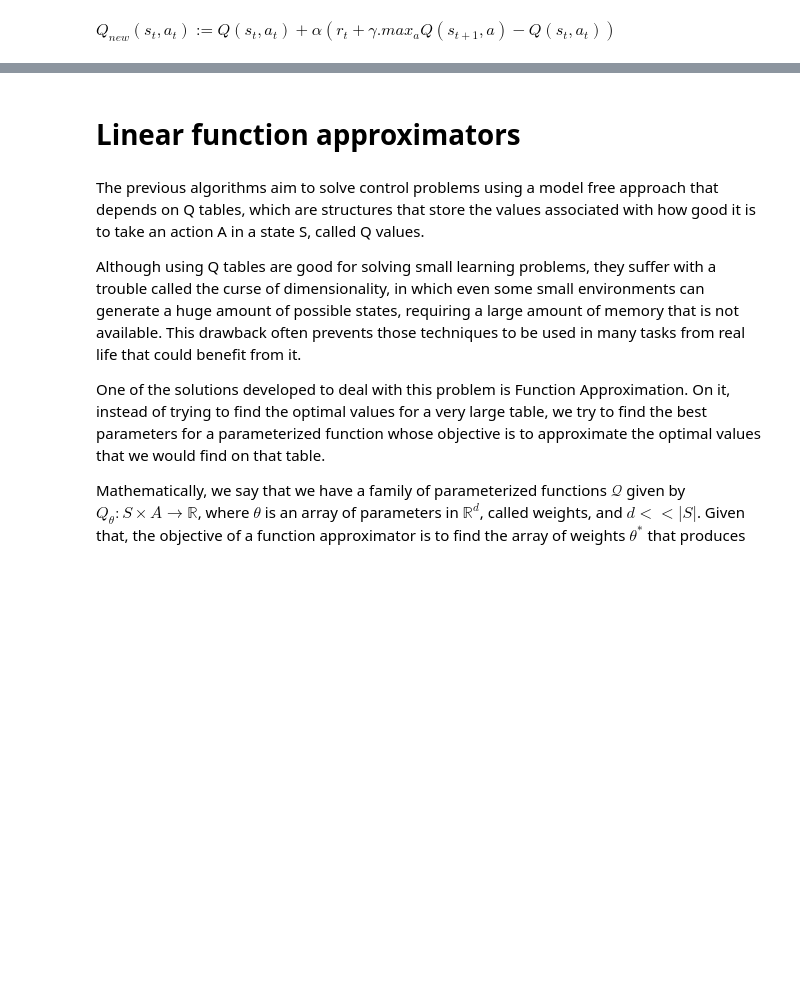
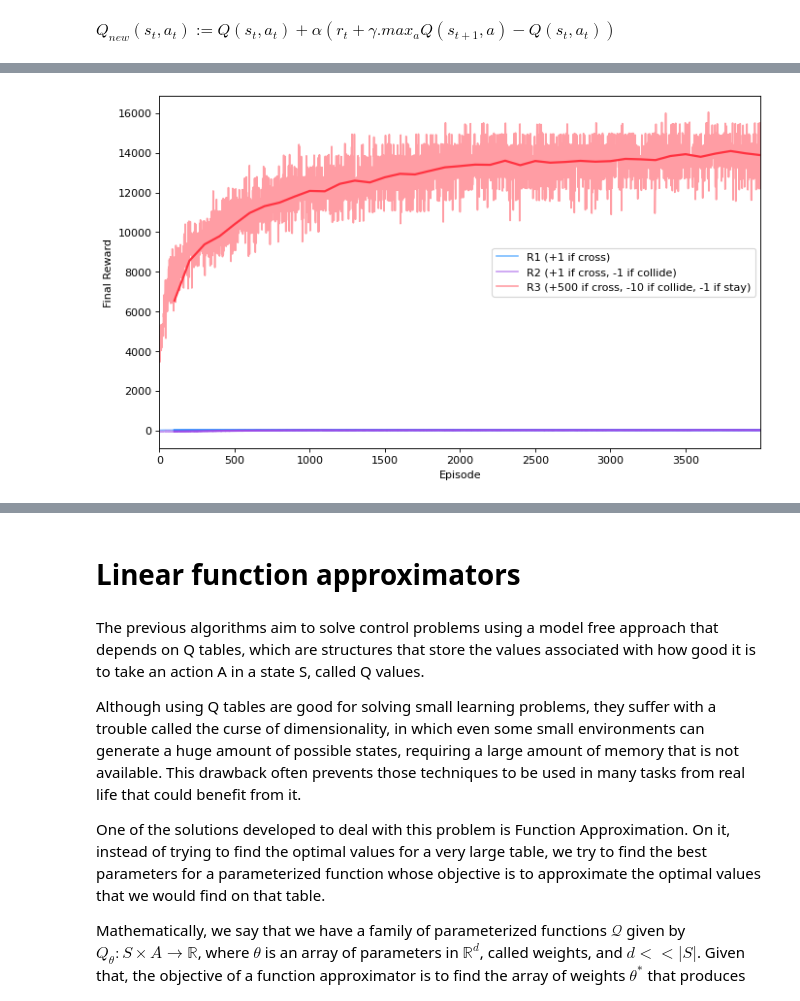
Before and after one commit to DionisiusMayr/FreewayGame, a Jupyter notebook: freeway/freeway.ipynb, the cells around one changed output, grey strips where cells are left out. Cells and saved outputs as stored; diff of their text form; code cells hidden in the pictures; blank space fills up the shorter version.

```diff
--- a/freeway/freeway.ipynb
+++ b/freeway/freeway.ipynb
@@ -427,0 +494,8 @@ Wall time: 2h 9min 38s
+# %%
+ax = aux_plots.plot_3rewards(total_rewards_2act_R1[:4000], total_rewards_2act_R2[:4000], total_rewards_2act_R3[:4000], "R1 (+1 if cross)", "R2 (+1 if cross, -1 if collide)", "R3 (+500 if cross, -10 if collide, -1 if stay)")
+
+aux_plots.moving_average(total_rewards_2act_R1[:4000], ax, label="R1 (+1 if cross)", color='#1F8FFF')
+aux_plots.moving_average(total_rewards_2act_R2[:4000], ax, label="R2 (+1 if cross, -1 if collide)", color='#9C4BE7')
+aux_plots.moving_average(total_rewards_2act_R3[:4000], ax, label="R3 (+500 if cross, -10 if collide, -1 if stay)", color='#FF3341')
+# %% [output]
+[figure, added]
```
Also changed, not shown: parts of 123 cells of this notebook, 20 other files.
